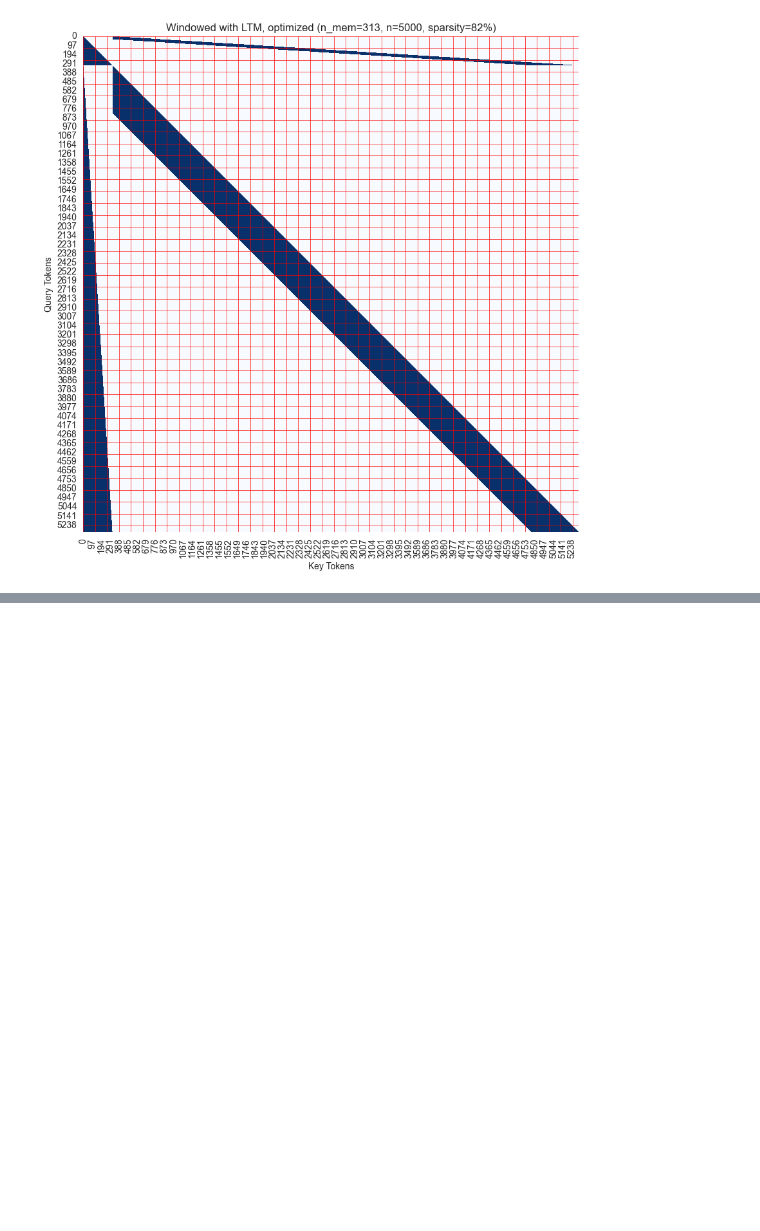
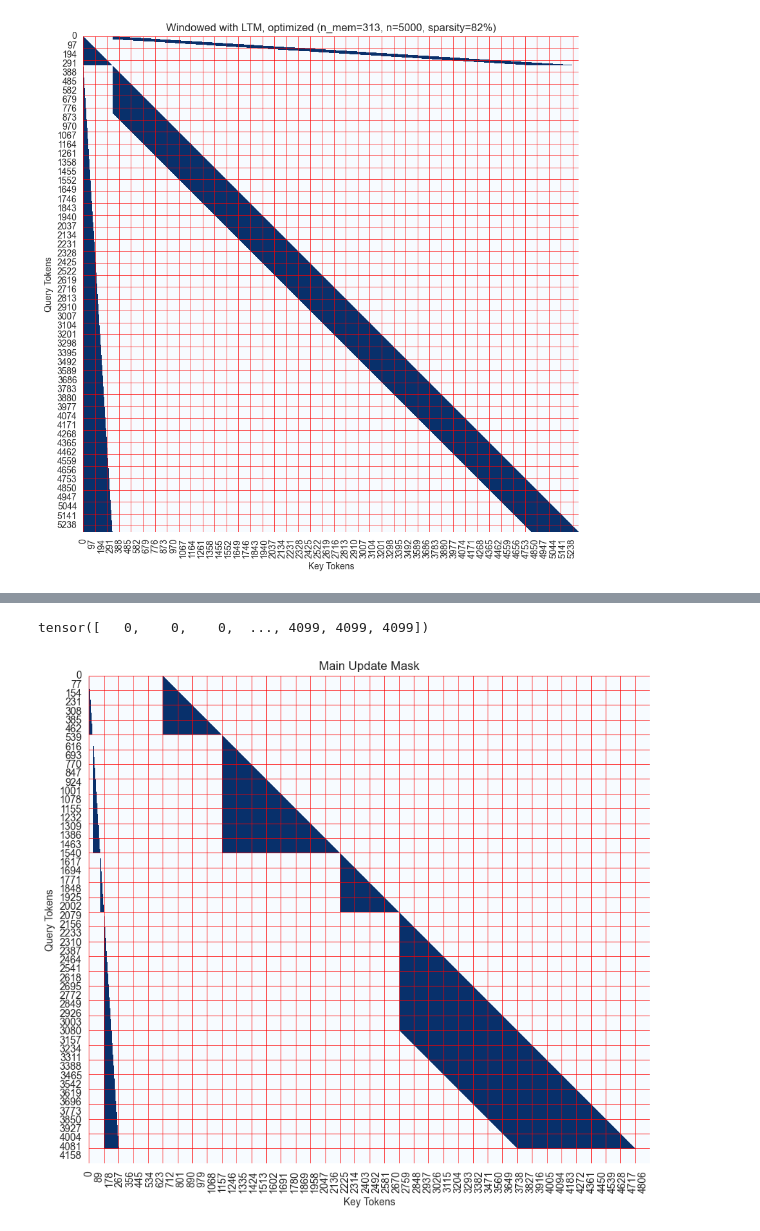
Before and after one commit to ViktorooReps/mem-llm, a Jupyter notebook: notebooks/visualize_attn_pattern.ipynb, the cells around one changed output, grey strips where cells are left out. Cells and saved outputs as stored; diff of their text form; code cells hidden in the pictures; blank space fills up the shorter version.

```diff
--- a/benchmark_attn.ipynb
+++ b/notebooks/visualize_attn_pattern.ipynb
@@ -279,0 +374,5 @@ Possible sparsity: 48 - 88
+# %%
+visualize_mask(block_mask, block_size=128, n_q=len(tokens), n_kv=len(tokens) + n_mem, figsize=(10, 10), title='Main Update Mask')
+# %% [output]
+tensor([   0,    0,    0,  ..., 4099, 4099, 4099])
+[figure, added]
```
Also changed, not shown: parts of 8 cells of this notebook, 11 other files.
